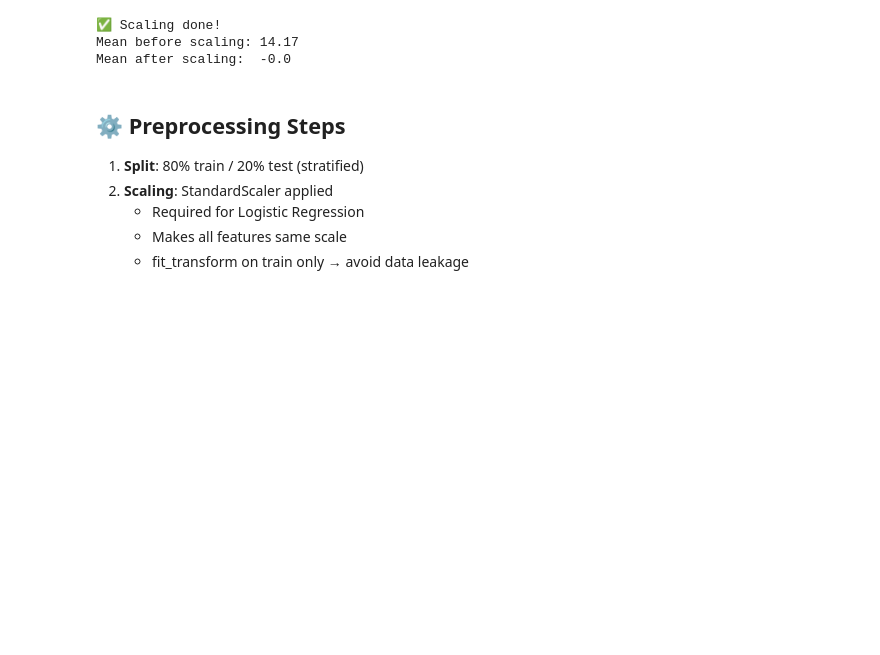
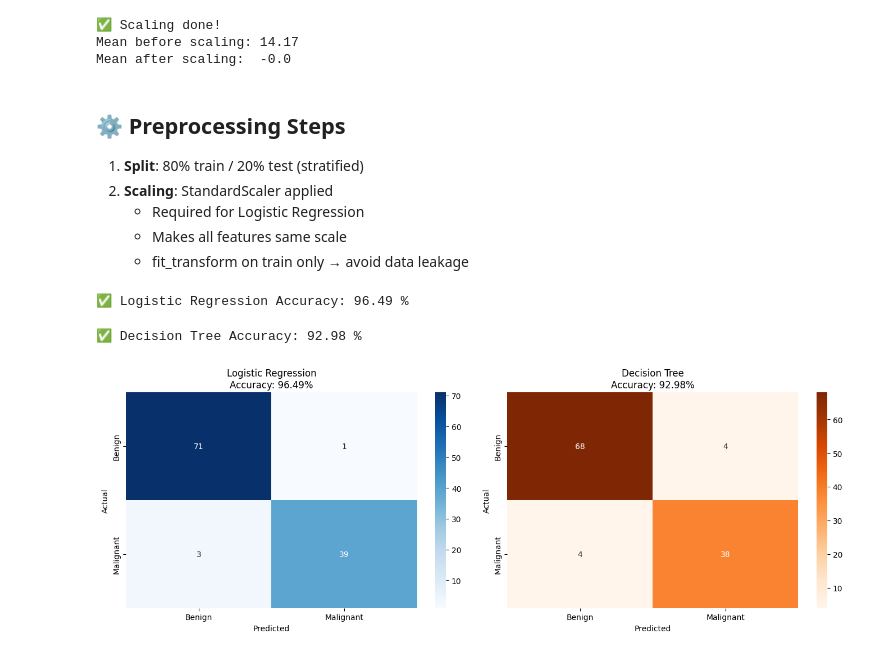
Before and after one commit to Srinidhi221/breast-cancer-ml, a Jupyter notebook: notebook.ipynb, the cells around one changed output. Cells and saved outputs as stored; diff of their text form; code cells hidden in the pictures; blank space fills up the shorter version.

```diff
--- a/notebook.ipynb
+++ b/notebook.ipynb
@@ -256,3 +256,54 @@ Mean after scaling:  -0.0
    - Required for Logistic Regression
    - Makes all features same scale
    - fit_transform on train only → avoid data leakage
+# %%
+# Train Logistic Regression
+lr_model = LogisticRegression(random_state=42, max_iter=1000)
+lr_model.fit(X_train_scaled, y_train)
+
+# Predictions
+lr_pred = lr_model.predict(X_test_scaled)
+
+# Accuracy
+lr_accuracy = accuracy_score(y_test, lr_pred)
+print("✅ Logistic Regression Accuracy:", round(lr_accuracy * 100, 2), "%")
+# %% [output]
+✅ Logistic Regression Accuracy: 96.49 %
+# %%
+# Train Decision Tree
+dt_model = DecisionTreeClassifier(random_state=42)
+dt_model.fit(X_train_scaled, y_train)
+
+# Predictions
+dt_pred = dt_model.predict(X_test_scaled)
+
+# Accuracy
+dt_accuracy = accuracy_score(y_test, dt_pred)
+print("✅ Decision Tree Accuracy:", round(dt_accuracy * 100, 2), "%")
+# %% [output]
+✅ Decision Tree Accuracy: 92.98 %
+# %%
+fig, axes = plt.subplots(1, 2, figsize=(14, 5))
+
+# Logistic Regression confusion matrix
+cm_lr = confusion_matrix(y_test, lr_pred)
+sns.heatmap(cm_lr, annot=True, fmt='d', cmap='Blues', ax=axes[0],
+            xticklabels=['Benign', 'Malignant'],
+            yticklabels=['Benign', 'Malignant'])
+axes[0].set_title(f'Logistic Regression\nAccuracy: {lr_accuracy*100:.2f}%')
+axes[0].set_ylabel('Actual')
+axes[0].set_xlabel('Predicted')
+
+# Decision Tree confusion matrix
+cm_dt = confusion_matrix(y_test, dt_pred)
+sns.heatmap(cm_dt, annot=True, fmt='d', cmap='Oranges', ax=axes[1],
+            xticklabels=['Benign', 'Malignant'],
+            yticklabels=['Benign', 'Malignant'])
+axes[1].set_title(f'Decision Tree\nAccuracy: {dt_accuracy*100:.2f}%')
+axes[1].set_ylabel('Actual')
+axes[1].set_xlabel('Predicted')
+
+plt.tight_layout()
+plt.show()
+# %% [output]
+[figure, added]
```
Also changed, not shown: parts of 23 cells of this notebook.
